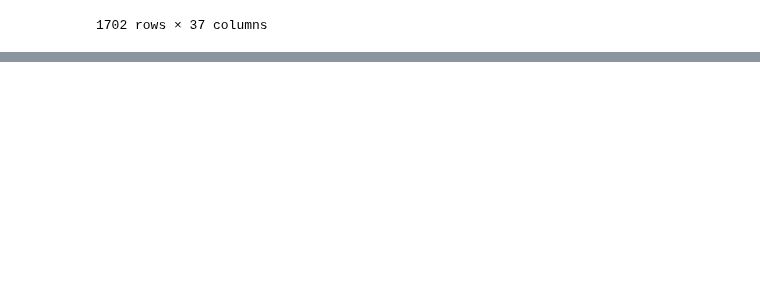
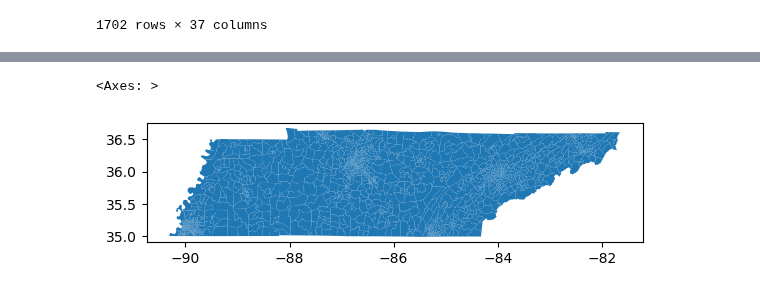
Before and after one commit to marthahunter/food-access, a Jupyter notebook: notebooks/8_census_geospatial.ipynb, the cells around one changed output, grey strips where cells are left out. Cells and saved outputs as stored; diff of their text form; code cells hidden in the pictures; blank space fills up the shorter version.

Commit message:
shapefiles ...

```diff
--- a/notebooks/8_census_geospatial.ipynb
+++ b/notebooks/8_census_geospatial.ipynb
@@ -33,6 +33,8 @@ census_df.head()
 5 rows × 22 columns
 # %%
 shapefile = gpd.read_file('../shape_census/cb_2018_47_tract_500k.shp')
+# %%
+crs_to_use = shapefile.crs
 # %%
 shapefile
 # %% [output]
@@ -57,6 +59,8 @@ shapefile.plot(ax=ax)
 [figure]
 # %%
 income_shp = gpd.read_file('../shape_census/acs2022_5yr_B19001_14000US47037015100.shp')
+# %%
+income_shp = income_shp.to_crs(crs_to_use)
 # %%
 income_shp
 # %% [output]
@@ -87,0 +92,7 @@ income_shp.plot(ax=ax)
+# %%
+tracts_shp = income_shp[income_shp['name']!='Tennessee']
+# %%
+tracts_shp.plot()
+# %% [output]
+<Axes: >
+[figure, added]
```
Also changed, not shown: parts of 4 cells of this notebook.
